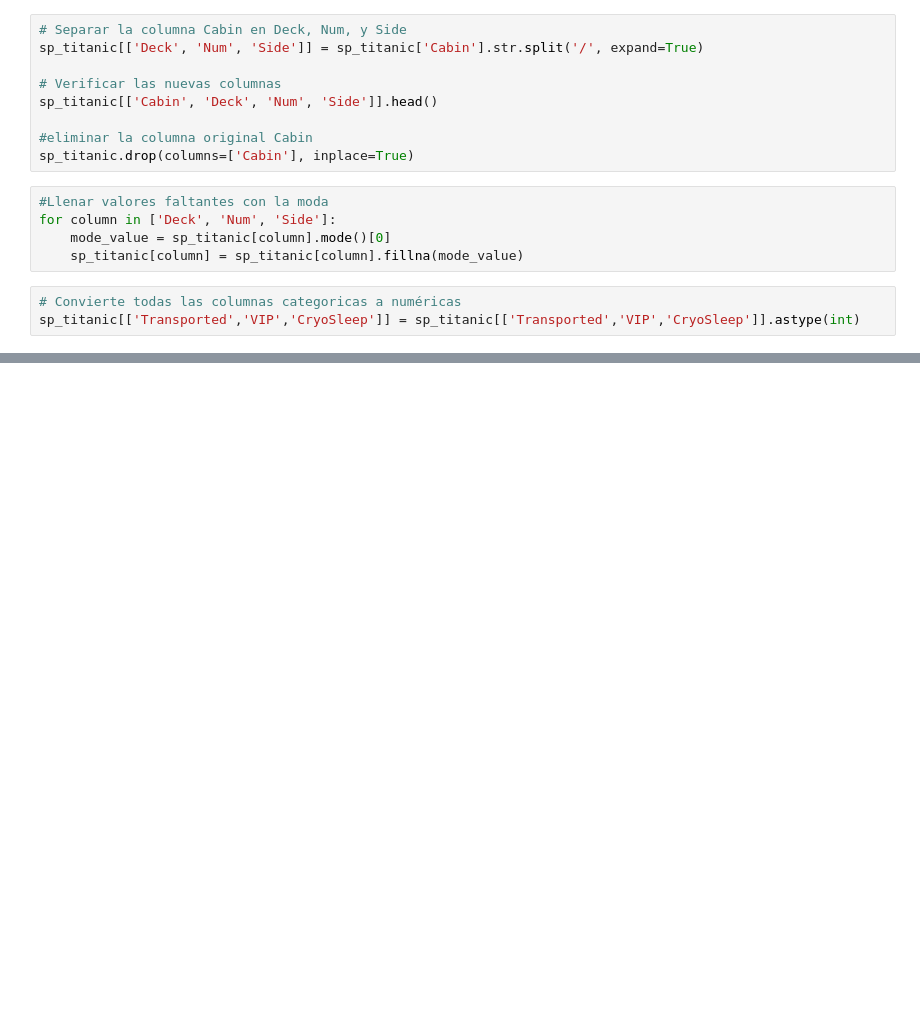
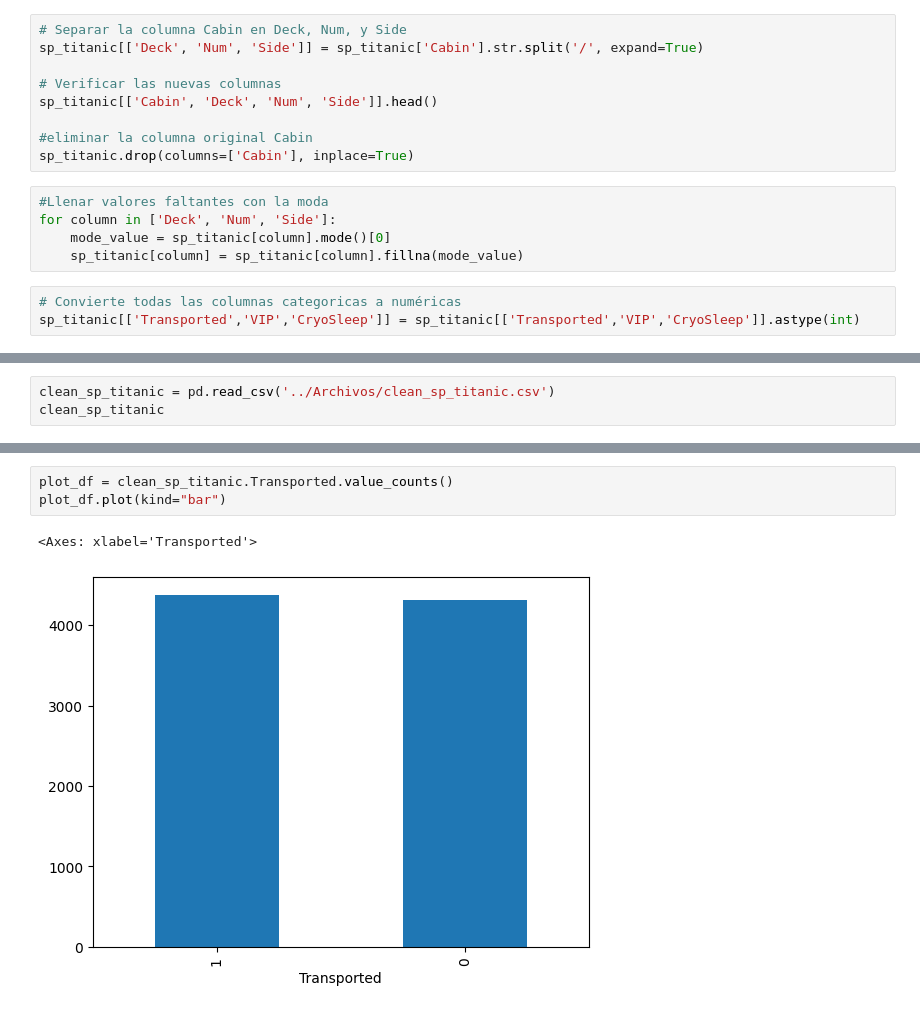
Before and after one commit to Lisy29/spaceship-titanic-Lisy, a Jupyter notebook: Notebook/space_titanic_Lisy.ipynb, the cells around one changed output, grey strips where cells are left out. Drawn from its saved outputs; the diff is of its cells as text; blank space fills up the shorter version.

```diff
--- a/Notebook/space_titanic_Lisy.ipynb
+++ b/Notebook/space_titanic_Lisy.ipynb
@@ -221,0 +290,3 @@ sp_titanic[['Transported','VIP','CryoSleep']] = sp_titanic[['Transported','VIP',
+# %%
+clean_sp_titanic = pd.read_csv('../Archivos/clean_sp_titanic.csv')
+clean_sp_titanic
@@ -221,0 +307,6 @@ sp_titanic[['Transported','VIP','CryoSleep']] = sp_titanic[['Transported','VIP',
+# %%
+plot_df = clean_sp_titanic.Transported.value_counts()
+plot_df.plot(kind="bar")
+# %% [output]
+<Axes: xlabel='Transported'>
+[figure, added]
```
Also changed, not shown: parts of 29 cells of this notebook, 1 other file.
